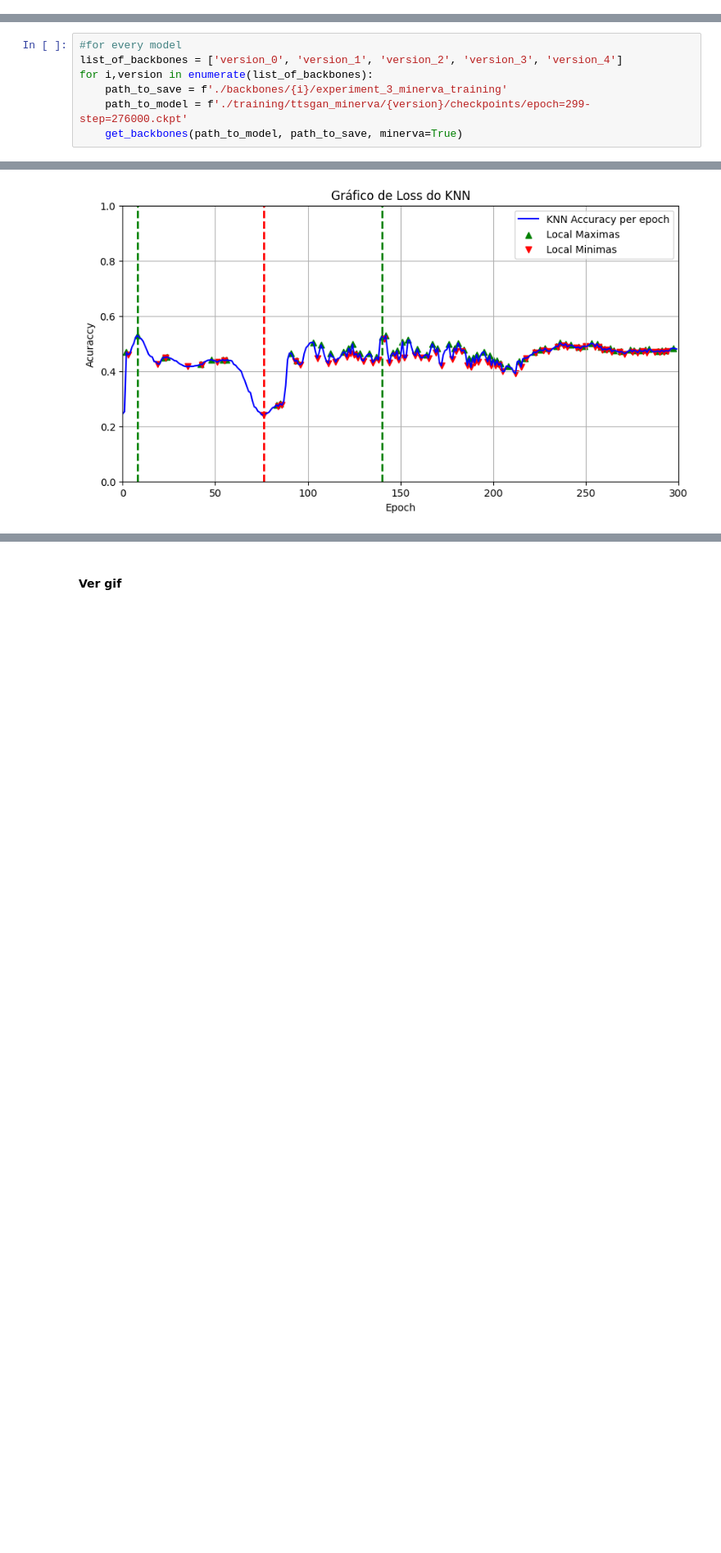
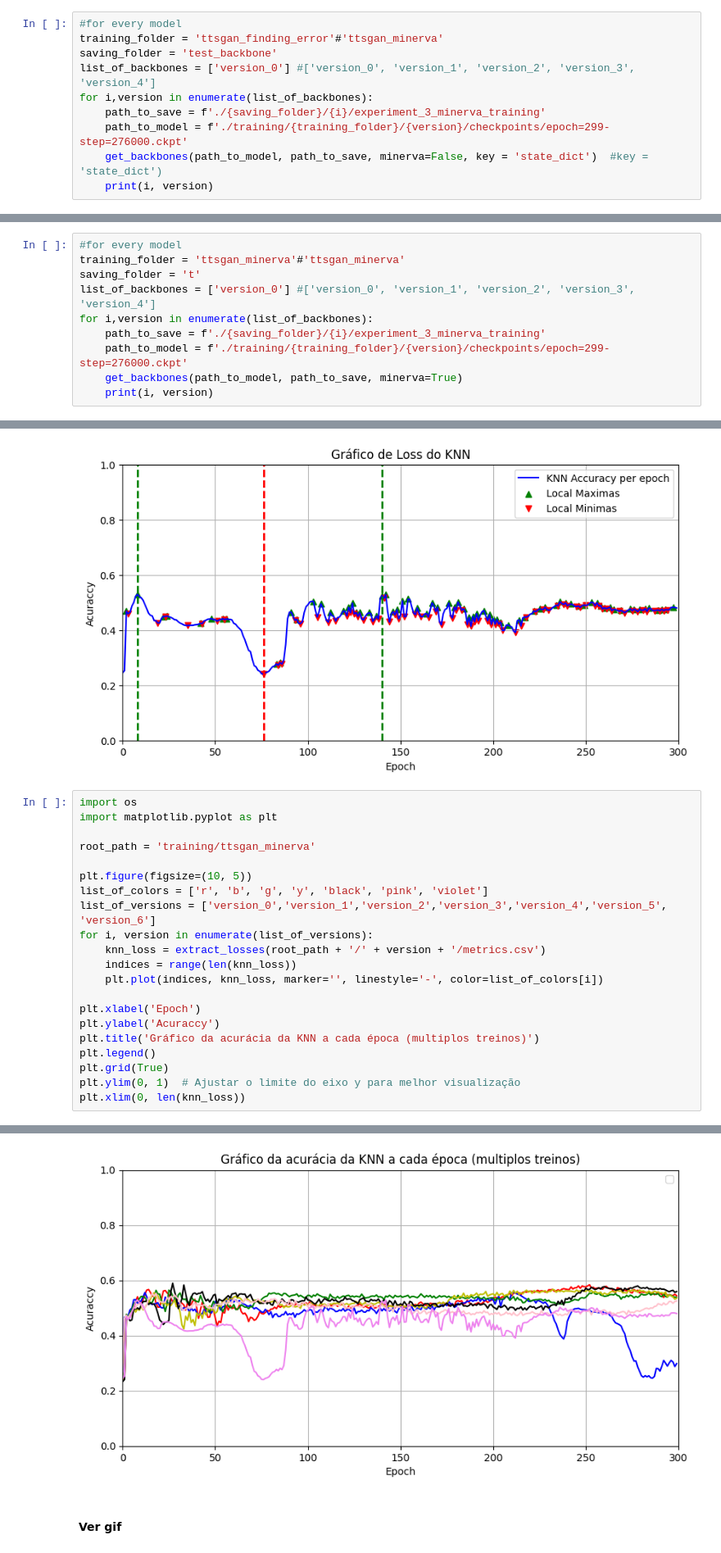
Before and after one commit to Vinimoga/tts-gan, a Jupyter notebook: Notebooks/Minerva_experiments/utils_functions.ipynb, the cells around one changed output, grey strips where cells are left out. Shown: that part at 82% size. Saved outputs shown, nothing was run; the diff lists cells and outputs as text; blank space fills up the shorter version.

Commit message:
added some training to evaluate error in lightning training

```diff
--- a/Notebooks/Minerva_experiments/utils_functions.ipynb
+++ b/Notebooks/Minerva_experiments/utils_functions.ipynb
@@ -119,3 +119,13 @@ odict_keys(['0.cls_token', '0.positions', '0.projection.1.weight', '0.projection
 ------------------
 # %% [markdown]
 ##### backbone from minerva
+# %%
+#for every model
+training_folder = 'ttsgan_finding_error'#'ttsgan_minerva'
+saving_folder = 'test_backbone'
+list_of_backbones = ['version_0'] #['version_0', 'version_1', 'version_2', 'version_3', 'version_4']
+for i,version in enumerate(list_of_backbones):
+    path_to_save = f'./{saving_folder}/{i}/experiment_3_minerva_training'
+    path_to_model = f'./training/{training_folder}/{version}/checkpoints/epoch=299-step=276000.ckpt'
+    get_backbones(path_to_model, path_to_save, minerva=False, key = 'state_dict')  #key = 'state_dict')
+    print(i, version)
@@ -122,7 +134,10 @@ odict_keys(['0.cls_token', '0.positions', '0.projection.1.weight', '0.projection
 # %%
 #for every model
-list_of_backbones = ['version_0', 'version_1', 'version_2', 'version_3', 'version_4']
+training_folder = 'ttsgan_minerva'#'ttsgan_minerva'
+saving_folder = 't'
+list_of_backbones = ['version_0'] #['version_0', 'version_1', 'version_2', 'version_3', 'version_4']
 for i,version in enumerate(list_of_backbones):
-    path_to_save = f'./backbones/{i}/experiment_3_minerva_training'
-    path_to_model = f'./training/ttsgan_minerva/{version}/checkpoints/epoch=299-step=276000.ckpt'
+    path_to_save = f'./{saving_folder}/{i}/experiment_3_minerva_training'
+    path_to_model = f'./training/{training_folder}/{version}/checkpoints/epoch=299-step=276000.ckpt'
     get_backbones(path_to_model, path_to_save, minerva=True)
+    print(i, version)
@@ -233,3 +242,25 @@ plt.xlim(0, len(knn_loss))
 plt.show()
 # %% [output]
 [figure]
+# %%
+import os
+import matplotlib.pyplot as plt
+
+root_path = 'training/ttsgan_minerva'
+
+plt.figure(figsize=(10, 5))
+list_of_colors = ['r', 'b', 'g', 'y', 'black', 'pink', 'violet']
+list_of_versions = ['version_0','version_1','version_2','version_3','version_4','version_5', 'version_6']
+for i, version in enumerate(list_of_versions):
+    knn_loss = extract_losses(root_path + '/' + version + '/metrics.csv')
+    indices = range(len(knn_loss))
+    plt.plot(indices, knn_loss, marker='', linestyle='-', color=list_of_colors[i])
+
+plt.xlabel('Epoch')
+plt.ylabel('Acuraccy')
+plt.title('Gráfico da acurácia da KNN a cada época (multiplos treinos)')
+plt.legend()
+plt.grid(True)
+plt.ylim(0, 1)  # Ajustar o limite do eixo y para melhor visualização
+plt.xlim(0, len(knn_loss))
+# %% [output]
@@ -236,3 +269,4 @@ plt.show()
+[figure, added]
 # %% [markdown]
 #### Ver gif
 # %%
```
Also changed, not shown: parts of 5 cells of this notebook, 34 other files.
